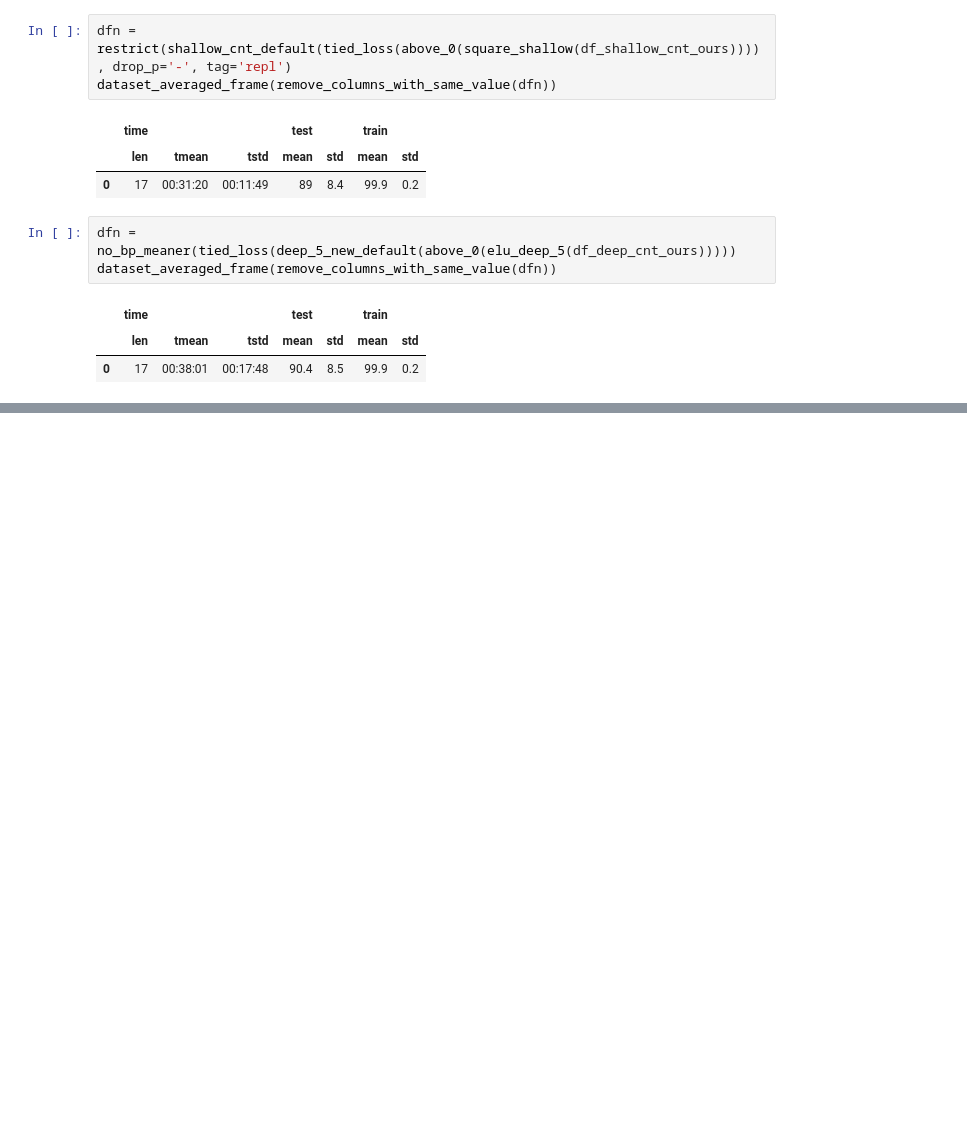
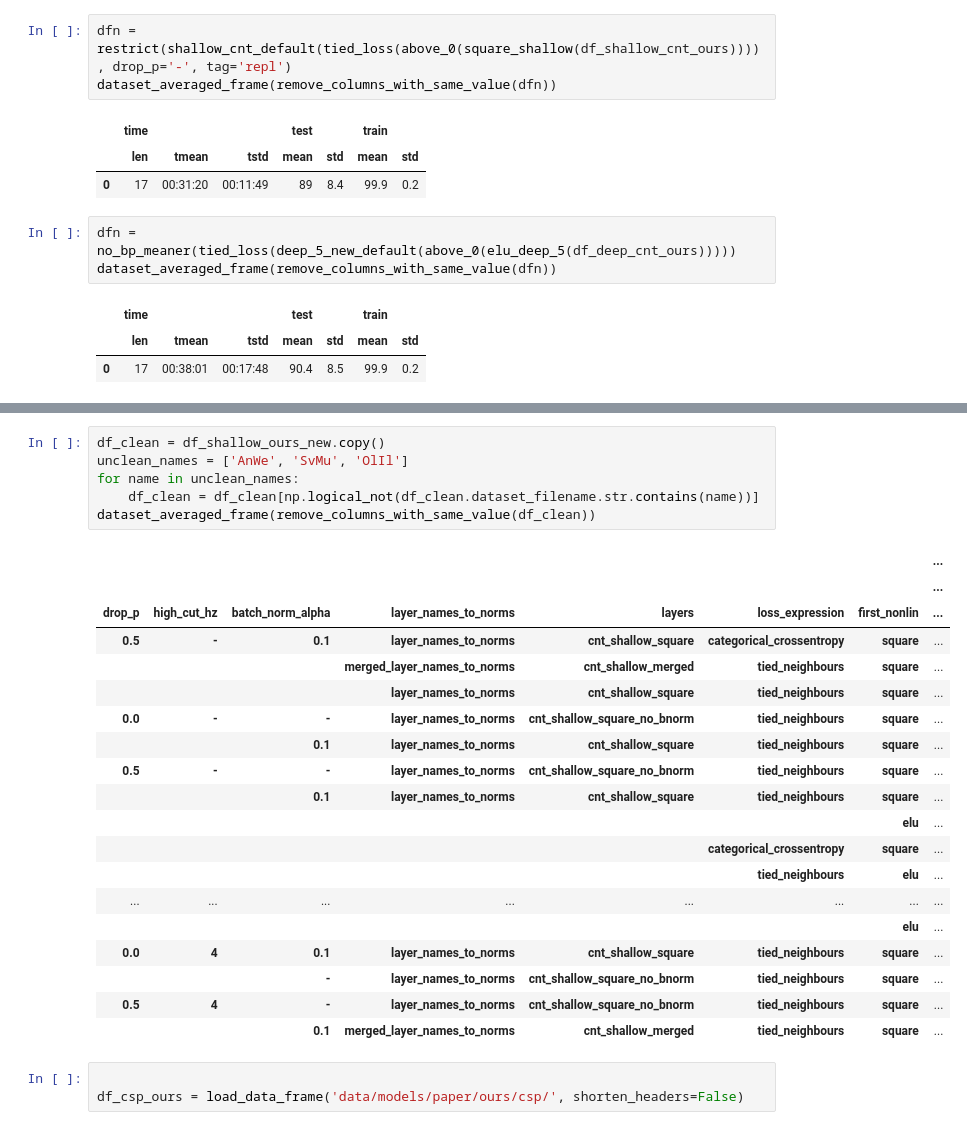
Before and after one commit to robintibor/braindevel, a Jupyter notebook: braindecode/notebooks/results/Final_Comparison.ipynb, the cells around one changed output, grey strips where cells are left out. Saved outputs shown, nothing was run; the diff lists cells and outputs as text; blank space fills up the shorter version.

```diff
--- a/braindecode/notebooks/results/Final_Comparison.ipynb
+++ b/braindecode/notebooks/results/Final_Comparison.ipynb
@@ -1762,0 +1927,29 @@ dataset_averaged_frame(remove_columns_with_same_value(dfn))
+# %%
+df_clean = df_shallow_ours_new.copy()
+unclean_names = ['AnWe', 'SvMu', 'OlIl']
+for name in unclean_names:
+    df_clean = df_clean[np.logical_not(df_clean.dataset_filename.str.contains(name))]
+dataset_averaged_frame(remove_columns_with_same_value(df_clean))
+# %% [output]
+|  |  |  |  |  |  |  | ... |
+|  |  |  |  |  |  |  | ... |
+| drop_p | high_cut_hz | batch_norm_alpha | layer_names_to_norms | layers | loss_expression | first_nonlin | ... |
+| 0.5 | - | 0.1 | layer_names_to_norms | cnt_shallow_square | categorical_crossentropy | square | ... |
+|  |  |  | merged_layer_names_to_norms | cnt_shallow_merged | tied_neighbours | square | ... |
+|  |  |  | layer_names_to_norms | cnt_shallow_square | tied_neighbours | square | ... |
+| 0.0 | - | - | layer_names_to_norms | cnt_shallow_square_no_bnorm | tied_neighbours | square | ... |
+|  |  | 0.1 | layer_names_to_norms | cnt_shallow_square | tied_neighbours | square | ... |
+| 0.5 | - | - | layer_names_to_norms | cnt_shallow_square_no_bnorm | tied_neighbours | square | ... |
+|  |  | 0.1 | layer_names_to_norms | cnt_shallow_square | tied_neighbours | square | ... |
+|  |  |  |  |  |  | elu | ... |
+|  |  |  |  |  | categorical_crossentropy | square | ... |
+|  |  |  |  |  | tied_neighbours | elu | ... |
+| ... | ... | ... | ... | ... | ... | ... | ... |
+|  |  |  |  |  |  | elu | ... |
+| 0.0 | 4 | 0.1 | layer_names_to_norms | cnt_shallow_square | tied_neighbours | square | ... |
+|  |  | - | layer_names_to_norms | cnt_shallow_square_no_bnorm | tied_neighbours | square | ... |
+| 0.5 | 4 | - | layer_names_to_norms | cnt_shallow_square_no_bnorm | tied_neighbours | square | ... |
+|  |  | 0.1 | merged_layer_names_to_norms | cnt_shallow_merged | tied_neighbours | square | ... |
+# %%
+
+df_csp_ours = load_data_frame('data/models/paper/ours/csp/', shorten_headers=False)
```
Also changed, not shown: parts of 22 cells of this notebook, 22 other files.
